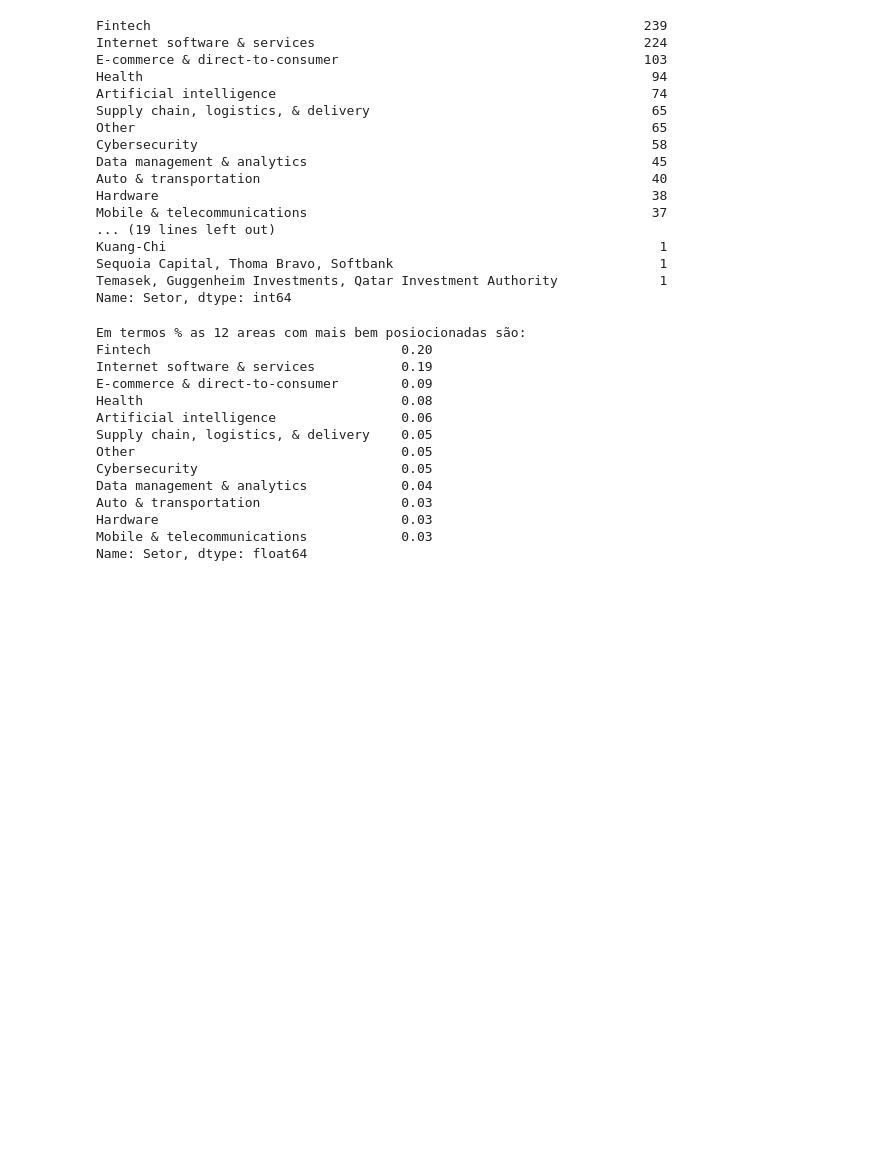
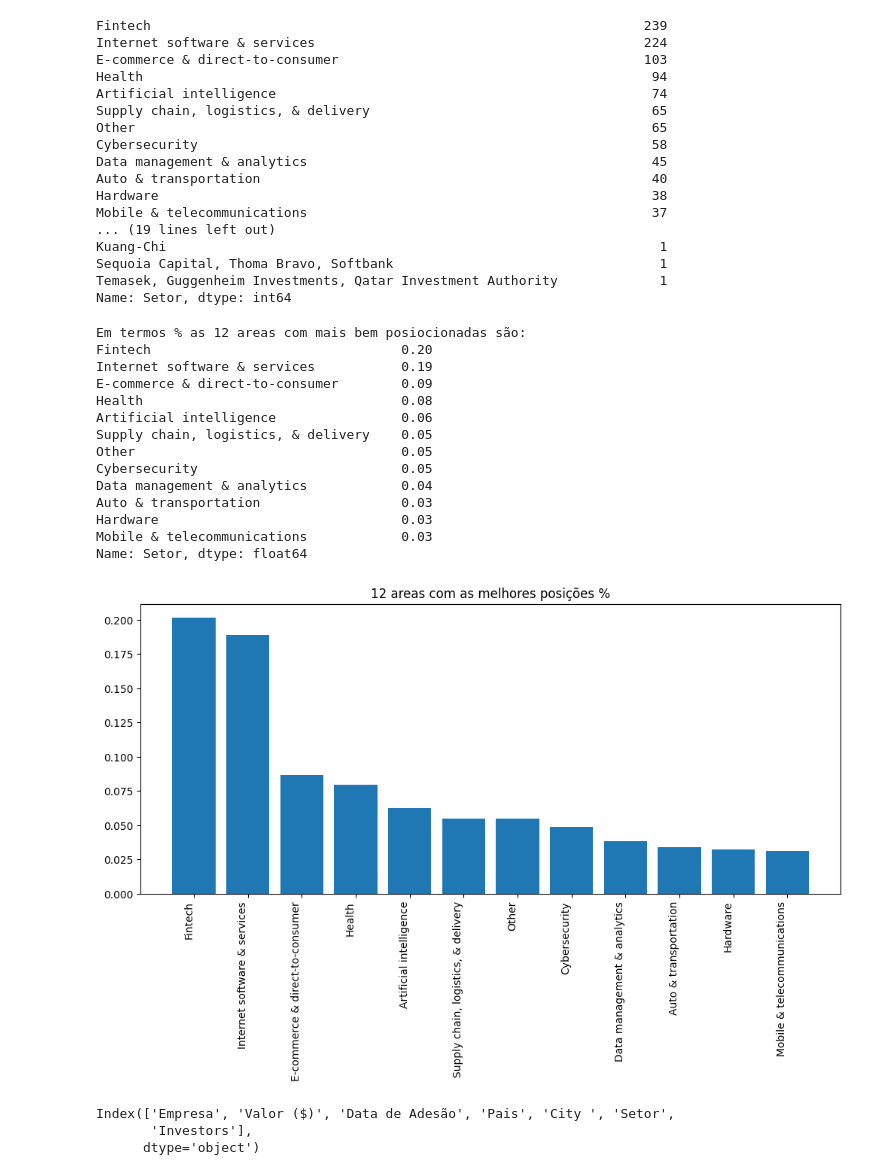
Before and after one commit to Gcango/Startup_Unicornio_Analise_Financeira, a Jupyter notebook: Startups_unicornes_Analise.ipynb, the cells around one changed output. Drawn from its saved outputs; the diff is of its cells as text; code cells hidden in the pictures; blank space fills up the shorter version.

```diff
--- a/Startups_unicornes_Analise.ipynb
+++ b/Startups_unicornes_Analise.ipynb
@@ -167,3 +169,10 @@ Auto & transportation                  0.03
 Hardware                               0.03
 Mobile & telecommunications            0.03
 Name: Setor, dtype: float64
+# %%
+plt.figure( figsize=(12,5) )
+plt.title('12 areas com as melhores posições %')
+plt.bar( graf_sector.index, graf_sector.values)
+plt.xticks( rotation=90, ha='right' );
+# %% [output]
+[figure, added]
@@ -169,0 +181,6 @@ Name: Setor, dtype: float64
+# %%
+dados.columns
+# %% [output]
+Index(['Empresa', 'Valor ($)', 'Data de Adesão', 'Pais', 'City ', 'Setor',
+       'Investors'],
+      dtype='object')
```
Also changed, not shown: parts of 27 cells of this notebook.
